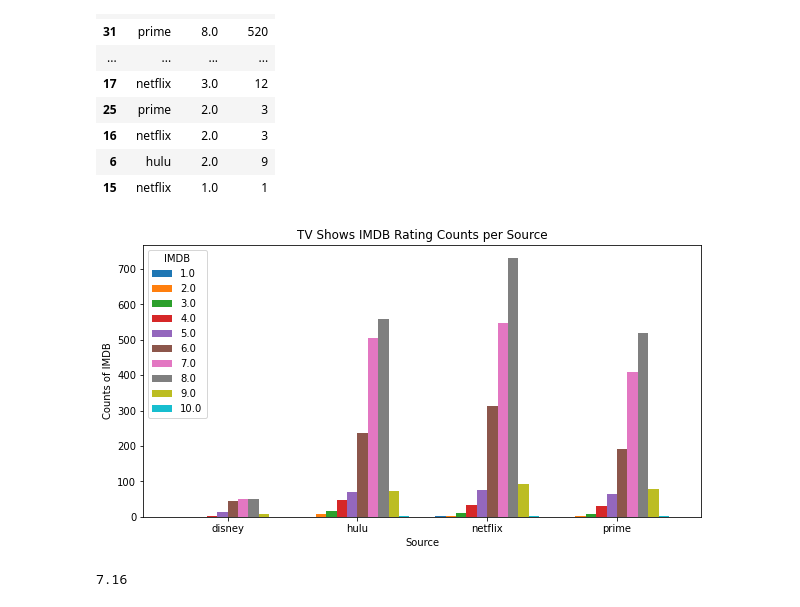
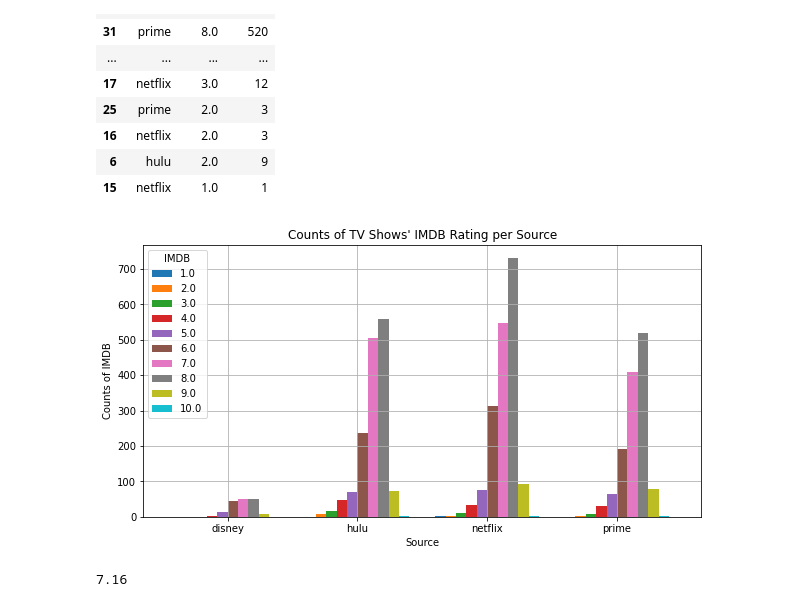
Before and after one commit to jtslater2/old_fashioned, a Jupyter notebook: Scripts/Brian_IMDB.ipynb, the cells around one changed output. Saved outputs shown, nothing was run; the diff lists cells and outputs as text; code cells hidden in the pictures.

Commit message:
created new movies notebook and bar chart

```diff
--- a/Scripts/Brian_IMDB.ipynb
+++ b/Scripts/Brian_IMDB.ipynb
@@ -200,14 +200,14 @@ imdb_df_group_1
 | 6 | hulu | 2.0 | 9 |
 | 15 | netflix | 1.0 | 1 |
 # %%
-chart = imdb_df_group_1.pivot(index='Source', columns='IMDB', values='Count').plot(kind='bar',figsize=(10,5), rot=0, align='center',width=0.8)
+chart = imdb_df_group_1.pivot(index='Source', columns='IMDB', values='Count').plot(kind='bar',figsize=(10,5), rot=0, align='center',width=0.8, grid=True)
 chart.set_xlabel("Source")
 chart.set_ylabel("Counts of IMDB")
-plt.title("TV Shows IMDB Rating Counts per Source")
+plt.title("Counts of TV Shows' IMDB Rating per Source")
 
-plt.savefig(r'../Final_Datasets/TV Shows IMDB Rating Counts per Source.png')
+plt.savefig(r'../Final_Datasets/Counts of TV Shows IMDB Rating per Source.png')
 # %% [output]
-[figure, old version]
+[figure, new version]
 # %%
 #AVG IIMDB TV show rating for netlix
 netlix_tvshow_avg_IMDB = round(df_netflix["IMDB"].mean(),2)
```
Also changed, not shown: 4 other files.
